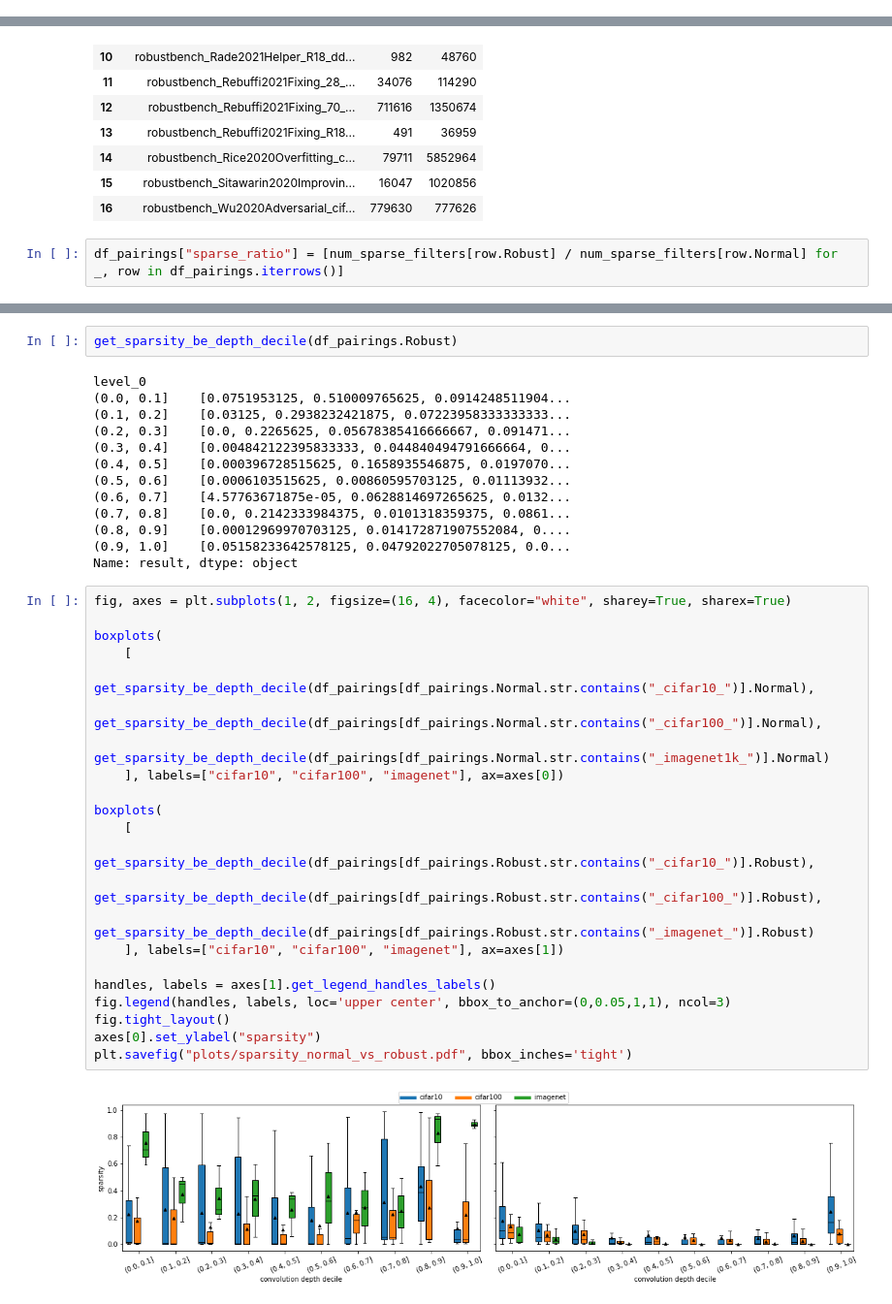
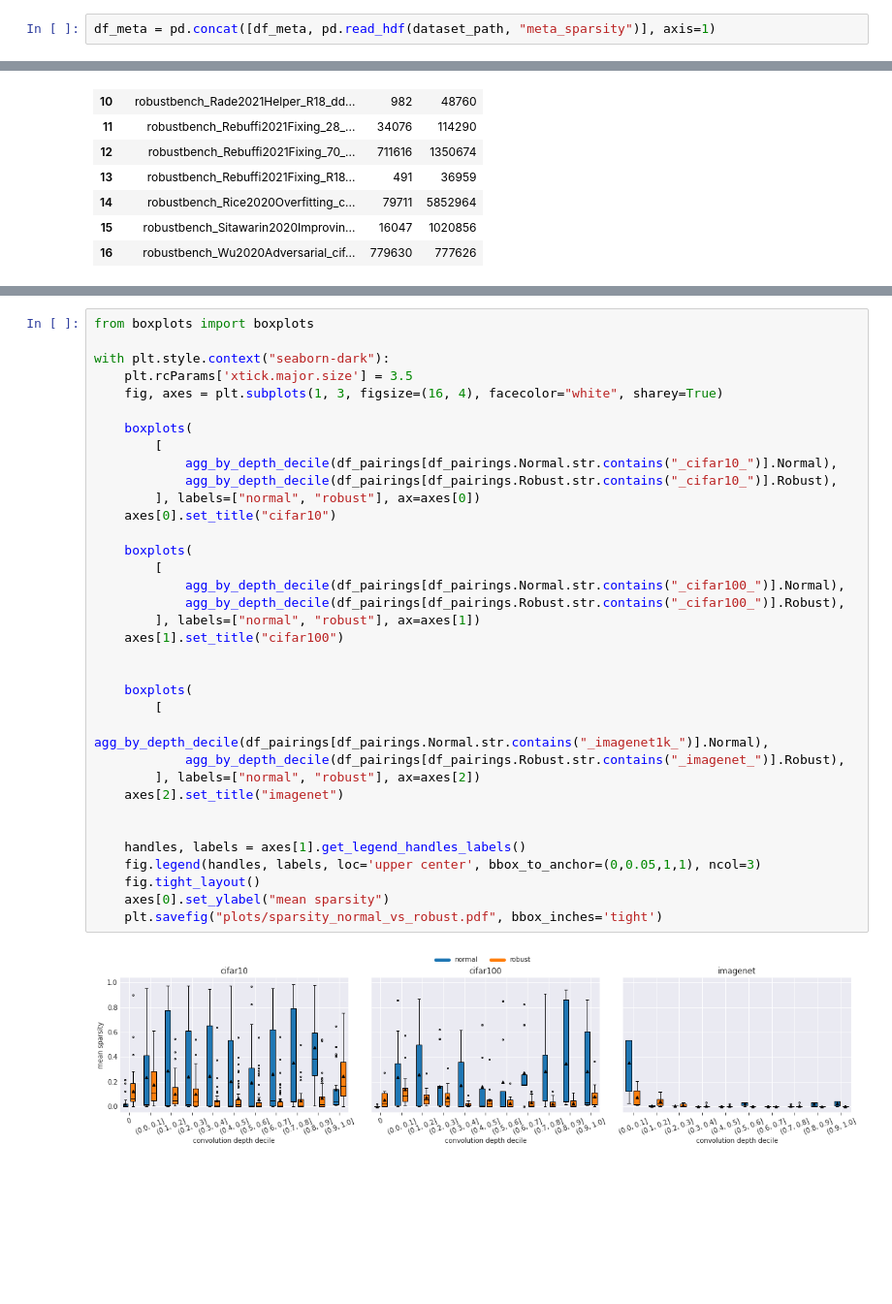
Before and after one commit to paulgavrikov/cvpr22w_RobustnessThroughTheLens, a Jupyter notebook: sparsity.ipynb, the cells around one changed output, grey strips where cells are left out. Shown at 97% size. Drawn from its saved outputs; the diff is of its cells as text; blank space fills up the shorter version.

Commit message:
outsourcing boxplot code

```diff
--- a/sparsity.ipynb
+++ b/sparsity.ipynb
@@ -26,3 +29,5 @@ with h5py.File(dataset_path, "r") as f:
 df_meta = pd.read_hdf(dataset_path, "meta")
 df_meta["filter_ids"] = df_meta["filter_ids"].apply(lambda s: np.arange(int(s.split(":")[0]), 1 + int(s.split(":")[1])))
 df_meta.Robust = df_meta.Robust.apply(bool)
+# %%
+df_meta = pd.concat([df_meta, pd.read_hdf(dataset_path, "meta_sparsity")], axis=1)
@@ -90,5 +109,3 @@ df_sparsity_dataset
 | 14 | robustbench_Rice2020Overfitting_c... | 79711 | 5852964 |
 | 15 | robustbench_Sitawarin2020Improvin... | 16047 | 1020856 |
 | 16 | robustbench_Wu2020Adversarial_cif... | 779630 | 777626 |
-# %%
-df_pairings["sparse_ratio"] = [num_sparse_filters[row.Robust] / num_sparse_filters[row.Normal] for _, row in df_pairings.iterrows()]
@@ -139,39 +136,37 @@ def get_sparsity_be_depth_decile(parent):
-# %%
-get_sparsity_be_depth_decile(df_pairings.Robust)
-# %% [output]
-level_0
-(0.0, 0.1]    [0.0751953125, 0.510009765625, 0.0914248511904...
-(0.1, 0.2]    [0.03125, 0.2938232421875, 0.07223958333333333...
-(0.2, 0.3]    [0.0, 0.2265625, 0.05678385416666667, 0.091471...
-(0.3, 0.4]    [0.004842122395833333, 0.044840494791666664, 0...
-(0.4, 0.5]    [0.000396728515625, 0.1658935546875, 0.0197070...
-(0.5, 0.6]    [0.0006103515625, 0.00860595703125, 0.01113932...
-(0.6, 0.7]    [4.57763671875e-05, 0.0628814697265625, 0.0132...
-(0.7, 0.8]    [0.0, 0.2142333984375, 0.0101318359375, 0.0861...
-(0.8, 0.9]    [0.00012969970703125, 0.014172871907552084, 0....
-(0.9, 1.0]    [0.05158233642578125, 0.04792022705078125, 0.0...
-Name: result, dtype: object
 # %%
-fig, axes = plt.subplots(1, 2, figsize=(16, 4), facecolor="white", sharey=True, sharex=True)
+from boxplots import boxplots
 
-boxplots(
-    [
-        get_sparsity_be_depth_decile(df_pairings[df_pairings.Normal.str.contains("_cifar10_")].Normal),
-        get_sparsity_be_depth_decile(df_pairings[df_pairings.Normal.str.contains("_cifar100_")].Normal),
-        get_sparsity_be_depth_decile(df_pairings[df_pairings.Normal.str.contains("_imagenet1k_")].Normal)
-    ], labels=["cifar10", "cifar100", "imagenet"], ax=axes[0])
+with plt.style.context("seaborn-dark"):
+    plt.rcParams['xtick.major.size'] = 3.5
+    fig, axes = plt.subplots(1, 3, figsize=(16, 4), facecolor="white", sharey=True)
 
-boxplots(
-    [
-        get_sparsity_be_depth_decile(df_pairings[df_pairings.Robust.str.contains("_cifar10_")].Robust),
-        get_sparsity_be_depth_decile(df_pairings[df_pairings.Robust.str.contains("_cifar100_")].Robust),
-        get_sparsity_be_depth_decile(df_pairings[df_pairings.Robust.str.contains("_imagenet_")].Robust)
-    ], labels=["cifar10", "cifar100", "imagenet"], ax=axes[1])
+    boxplots(
+        [
+            agg_by_depth_decile(df_pairings[df_pairings.Normal.str.contains("_cifar10_")].Normal),
+            agg_by_depth_decile(df_pairings[df_pairings.Robust.str.contains("_cifar10_")].Robust),
+        ], labels=["normal", "robust"], ax=axes[0])
+    axes[0].set_title("cifar10")
 
-handles, labels = axes[1].get_legend_handles_labels()
-fig.legend(handles, labels, loc='upper center', bbox_to_anchor=(0,0.05,1,1), ncol=3)
-fig.tight_layout()
-axes[0].set_ylabel("sparsity")
-plt.savefig("plots/sparsity_normal_vs_robust.pdf", bbox_inches='tight')
+    boxplots(
+        [
+            agg_by_depth_decile(df_pairings[df_pairings.Normal.str.contains("_cifar100_")].Normal),
+            agg_by_depth_decile(df_pairings[df_pairings.Robust.str.contains("_cifar100_")].Robust),
+        ], labels=["normal", "robust"], ax=axes[1])
+    axes[1].set_title("cifar100")
+
+
+    boxplots(
+        [
+            agg_by_depth_decile(df_pairings[df_pairings.Normal.str.contains("_imagenet1k_")].Normal),
+            agg_by_depth_decile(df_pairings[df_pairings.Robust.str.contains("_imagenet_")].Robust),
+        ], labels=["normal", "robust"], ax=axes[2])
+    axes[2].set_title("imagenet")
+
+
+    handles, labels = axes[1].get_legend_handles_labels()
+    fig.legend(handles, labels, loc='upper center', bbox_to_anchor=(0,0.05,1,1), ncol=3)
+    fig.tight_layout()
+    axes[0].set_ylabel("mean sparsity")
+    plt.savefig("plots/sparsity_normal_vs_robust.pdf", bbox_inches='tight')
 # %% [output]
-[figure, old version]
+[figure, new version]
```
Also changed, not shown: parts of 11 cells of this notebook, 10 other files.
